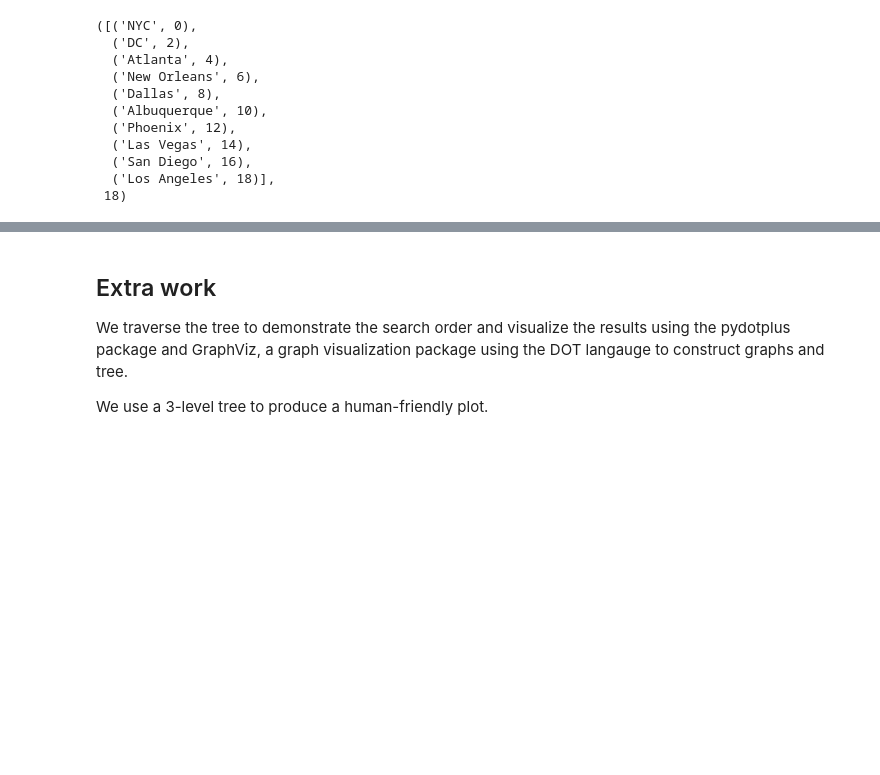
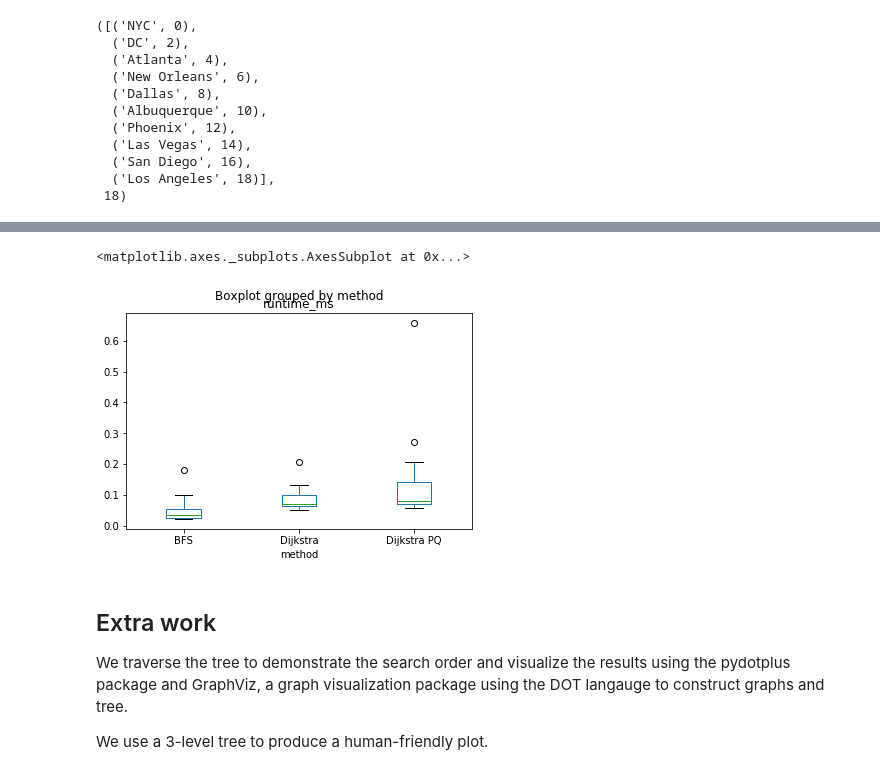
Before and after one commit to dannyavni/MSDS_432, a Jupyter notebook: DanAvni_mp7.ipynb, the cells around one changed output, grey strips where cells are left out. Drawn from its saved outputs; the diff is of its cells as text; code cells hidden in the pictures; blank space fills up the shorter version.

Commit message:
boxplots for assignment 7

```diff
--- a/DanAvni_mp7.ipynb
+++ b/DanAvni_mp7.ipynb
@@ -254,9 +262,11 @@ def breadth_first_shortest_path(graph, start, finish):
             searched.add(cur_item)
     return None, None
 # %%
-start   = time.time()
-bfs_path, bfs_cost = breadth_first_shortest_path(graph, 'NYC', 'Los Angeles')
-bfs_ms = (time.time() - start) * 1000
+for i in range(0,24):
+    start   = time.time()
+    bfs_path, bfs_cost = breadth_first_shortest_path(graph, 'NYC', 'Los Angeles')
+    runtime_ms = ((time.time() - start) * 1000)
+    test_results.loc[len(test_results)] = ['BFS', runtime_ms]
 # %%
 path_as_dot = '\"{}\" [fillcolor=red, style=filled] \"{}\" [fillcolor=green, style=filled]'.\
   format(bfs_path[0][0], bfs_path[len(bfs_path)-1][0])
@@ -300,3 +318,10 @@ plt.show()
+# %%
+#pd.options.display.mpl_style = 'default'
+
+test_results.boxplot(by='method', column='runtime_ms', grid=False)
+# %% [output]
+<matplotlib.axes._subplots.AxesSubplot at 0x...>
+[figure, added]
 # %% [markdown]
 ## Extra work
 
```
Also changed, not shown: parts of 9 cells of this notebook.
